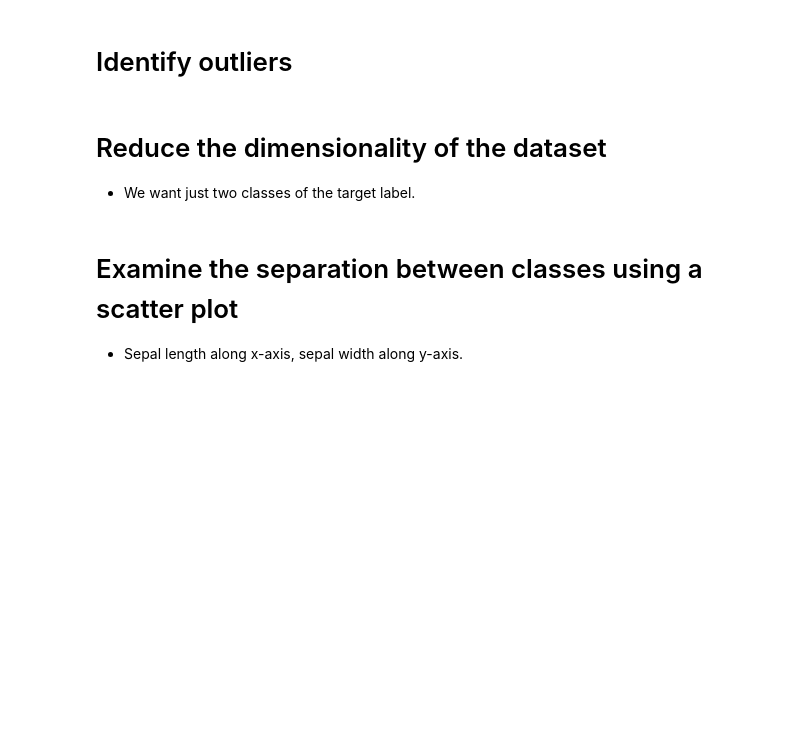
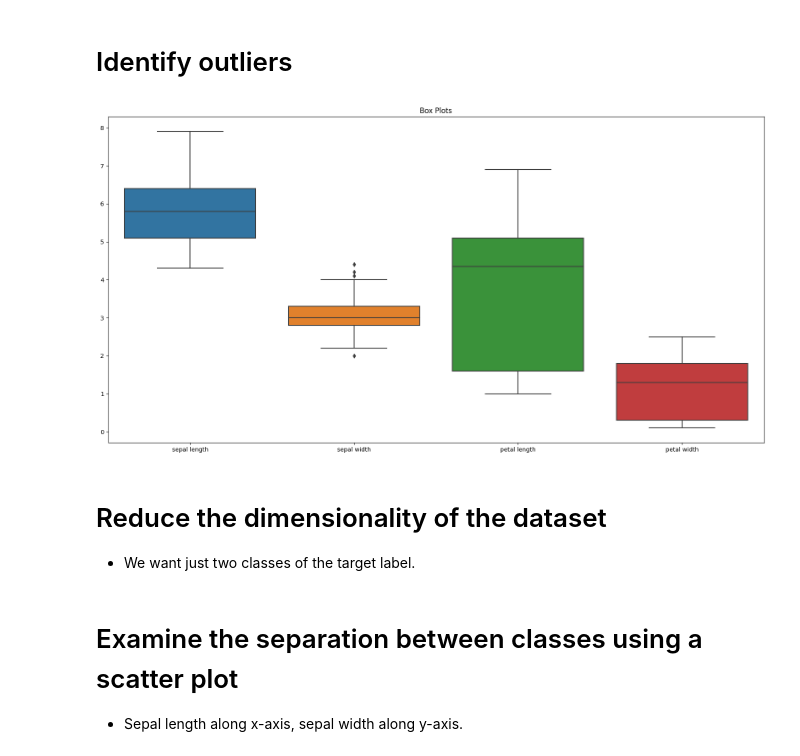
Before and after one commit to Tuwaiq-Data-Science-Bootcamp-V5/SVM_Lab1, a Jupyter notebook: SVMs-Iris.ipynb, the cells around one changed output. Drawn from its saved outputs; the diff is of its cells as text; code cells hidden in the pictures; blank space fills up the shorter version.

```diff
--- a/SVMs-Iris.ipynb
+++ b/SVMs-Iris.ipynb
@@ -33,3 +33,10 @@ Libraries used in this project:
     - Do not forget the column names.
     - Also the target label.
 3. Print the first ten rows.
+# %%
+from sklearn.datasets import load_iris
+
+iris = load_iris()
+df = pd.DataFrame(data= iris.data, columns=iris.feature_names)
+df['Target']= iris.target
+df.head(10)
@@ -38,5 +69,26 @@ Libraries used in this project:
 # %% [markdown]
 # Identify outliers
+# %%
+import seaborn as sns
+
+data = [
+    df['sepal length (cm)'], df['sepal width (cm)'], df['petal length (cm)'],
+    df['petal width (cm)'],
+]
+
+labels = [
+    'sepal length', 'sepal width', 'petal length', 'petal width',
+]
+
+fig, ax = plt.subplots(figsize=(20, 10))
+
+sns.boxplot(data=data, ax=ax)
+ax.set_xticklabels(labels)
+ax.set_title('Box Plots')
+
+plt.show();
+# %% [output]
+[figure, added]
 # %% [markdown]
 # Reduce the dimensionality of the dataset
 
```
Also changed, not shown: parts of 8 cells of this notebook, 1 other file.
